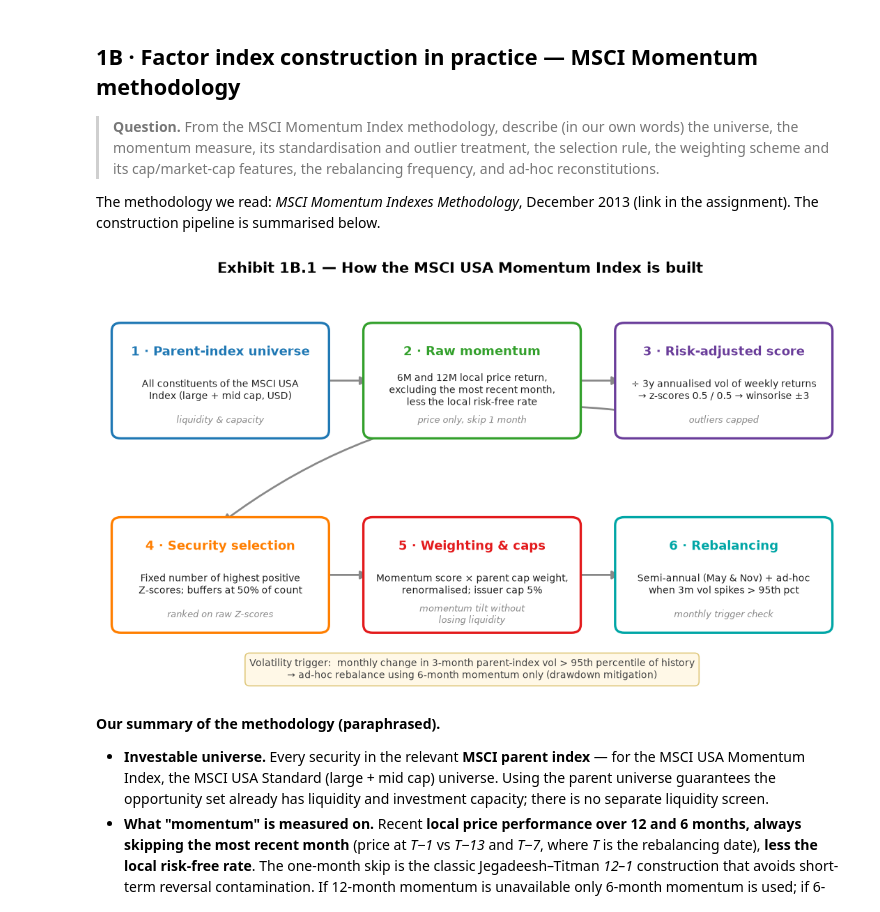
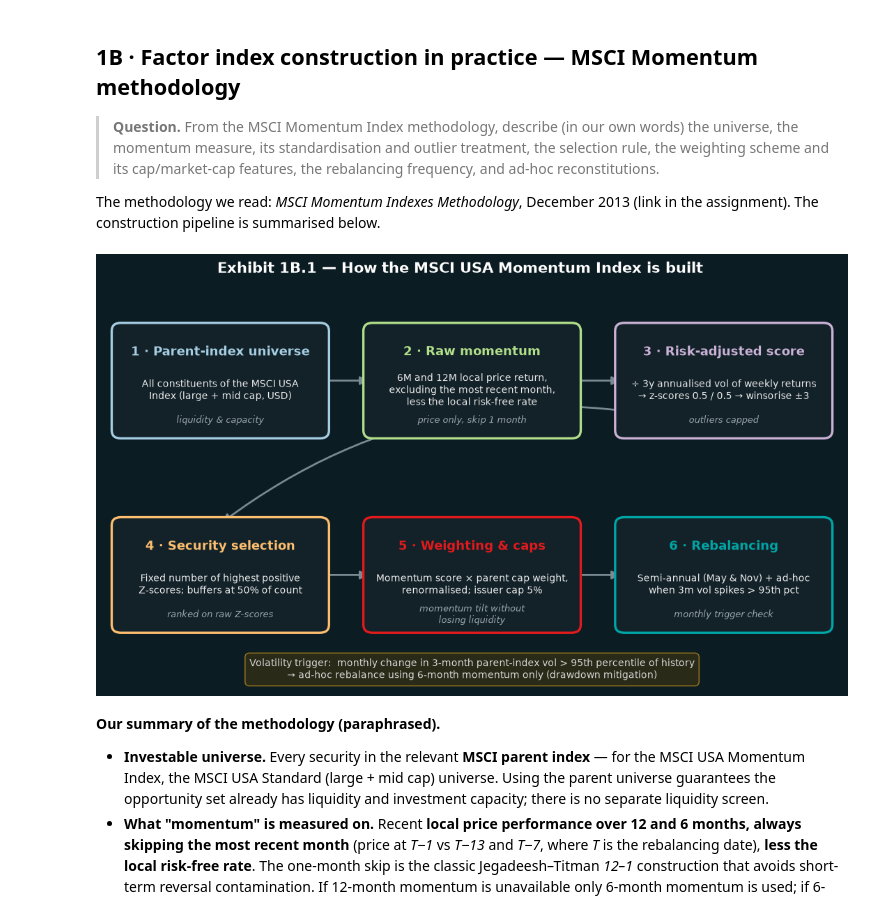
Before and after one commit to Prolead1/goldman2, a Jupyter notebook: notebooks/part1-factor-investing.ipynb, the cells around one changed output. Cells and saved outputs as stored; diff of their text form; code cells hidden in the pictures.

```diff
--- a/notebooks/part1-factor-investing.ipynb
+++ b/notebooks/part1-factor-investing.ipynb
@@ -151,15 +161,15 @@ for i, (factor, label) in enumerate(FACTORS.items()):
         c = colours[row["Period"]]
         ci = 1.96 * se
         ax.errorbar(m, y, xerr=ci, fmt="o", color=c, markersize=9,
-                    capsize=4, lw=2, markeredgecolor="white", markeredgewidth=1.0, zorder=3)
+                    capsize=4, lw=2, markeredgecolor=PANEL, markeredgewidth=1.0, zorder=3)
         lx = m + ci + 0.7 if j == 0 else m - ci - 0.7
         ax.text(lx, y, f"t={row['t-stat']:.2f}", ha="left" if j == 0 else "right", va="center",
                 fontsize=9.5, color=c, fontweight="bold", zorder=4,
-                bbox=dict(facecolor="white", edgecolor="none", alpha=0.85, pad=1.2))
+                bbox=dict(facecolor=PANEL, edgecolor="none", alpha=0.9, pad=1.2))
     ax.plot(stats_row["Ann. mean %/yr"], [i + 0.16, i - 0.16],
-            color="#BBBBBB", lw=1.4, zorder=1)
+            color="#7A8A92", lw=1.4, zorder=1)
 
-ax.axvline(0, color="#555555", lw=1.1, ls="--")
+ax.axvline(0, color="#C0C0C0", lw=1.1, ls="--")
 ax.set_yticks(range(len(FACTORS)), [FACTORS[f] for f in FACTORS])
 ax.set_xlabel("Annualised arithmetic mean premium (%/yr); whiskers = 95% CI; labels = t-stat")
 ax.set_title("Exhibit 1A.1 — The size and value premia faded after publication day")
@@ -181,7 +191,7 @@ for ax, factor in zip(axes, factors):
     ax.fill_between(x, s, 0, where=s >= 0, color=C["pos"], alpha=0.20, interpolate=True)
     ax.fill_between(x, s, 0, where=s < 0, color=C["neg"], alpha=0.20, interpolate=True)
     ax.plot(x, s, color=C["neutral"], lw=2.0)
-    ax.axhline(0, color="#333333", lw=0.9)
+    ax.axhline(0, color="#C0C0C0", lw=0.9)
     ax.axvline(pd.Timestamp("1993-01-01"), color=C["momentum"], lw=1.4, ls="--")
     ax.set_ylabel("%/yr")
     ax.set_title(FACTORS[factor], loc="left", fontsize=11.5)
@@ -214,7 +224,7 @@ for ax, series, colour, title in [
     x = series.index.to_timestamp()
     ax.plot(x, series.cumsum(), color=colour, lw=2.0)
     ax.fill_between(x, series.cumsum(), color=colour, alpha=0.18)
-    ax.axhline(0, color="#333333", lw=0.9)
+    ax.axhline(0, color="#C0C0C0", lw=0.9)
     ax.set_title(title, fontsize=11.5)
     ax.set_ylabel("Cumulative spread (sum of monthly %)")
     ax.margins(x=0.01)
@@ -268,40 +278,40 @@ boxes = [
      "Fixed number of highest positive\nZ-scores; buffers at 50% of count",
      "ranked on raw Z-scores"),
     (4.35, 1.15, C["momentum"], "5 · Weighting & caps",
      "Momentum score × parent cap weight,\nrenormalised; issuer cap 5%",
      "momentum tilt without\nlosing liquidity"),
     (8.45, 1.15, "#00A6A6", "6 · Rebalancing",
      "Semi-annual (May & Nov) + ad-hoc\nwhen 3m vol spikes > 95th pct",
      "monthly trigger check"),
 ]
 w, h = 3.3, 1.9
 for x, y, c, title, body, note in boxes:
     ax.add_patch(FancyBboxPatch((x, y), w, h, boxstyle="round,pad=0.12,rounding_size=0.15",
-                                lw=2.2, edgecolor=c, facecolor="white", zorder=2))
+                                lw=2.2, edgecolor=c, facecolor=PANEL, zorder=2))
     ax.text(x + w / 2, y + h - 0.42, title, ha="center", va="center",
             fontsize=11.5, fontweight="bold", color=c, zorder=3)
     ax.text(x + w / 2, y + h / 2 - 0.18, body, ha="center", va="center",
-            fontsize=9.3, color="#222222", zorder=3)
+            fontsize=9.3, color="#EAEAEA", zorder=3)
     ax.text(x + w / 2, y + 0.22, note, ha="center", va="center",
-            fontsize=8.2, color="#888888", style="italic", zorder=3)
+            fontsize=8.2, color=MUTED, style="italic", zorder=3)
 
 
 def _arrow(p1, p2, rad=0.0):
     ax.add_patch(FancyArrowPatch(p1, p2, arrowstyle="-|>", mutation_scale=16, lw=1.8,
-                                 color="#888888", connectionstyle=f"arc3,rad={rad}", zorder=1))
+                                 color="#7A8A92", connectionstyle=f"arc3,rad={rad}", zorder=1))
 
 
 _arrow((3.55, 5.7), (4.35, 5.7)); _arrow((7.65, 5.7), (8.45, 5.7))
 _arrow((10.1, 4.75), (1.9, 3.05), rad=0.25)
 _arrow((3.55, 2.1), (4.35, 2.1)); _arrow((7.65, 2.1), (8.45, 2.1))
 ax.text(6.0, 0.35,
         "Volatility trigger:  monthly change in 3-month parent-index vol > 95th percentile of history\n"
         "→ ad-hoc rebalance using 6-month momentum only (drawdown mitigation)",
-        ha="center", va="center", fontsize=9.2, color="#444444",
-        bbox=dict(boxstyle="round,pad=0.45", facecolor="#FFF8E7", edgecolor="#E0C97F", lw=1.1))
+        ha="center", va="center", fontsize=9.2, color="#D6D6D6",
+        bbox=dict(boxstyle="round,pad=0.45", facecolor="#2A2A18", edgecolor="#8A6D1E", lw=1.1))
 save_exhibit(fig, "1b_msci_pipeline")
 # %% [output]
-[figure, old version]
+[figure, new version]
 # %% [markdown]
 **Our summary of the methodology (paraphrased).**
 
```
Also changed, not shown: parts of 7 cells of this notebook, 7 other files.
